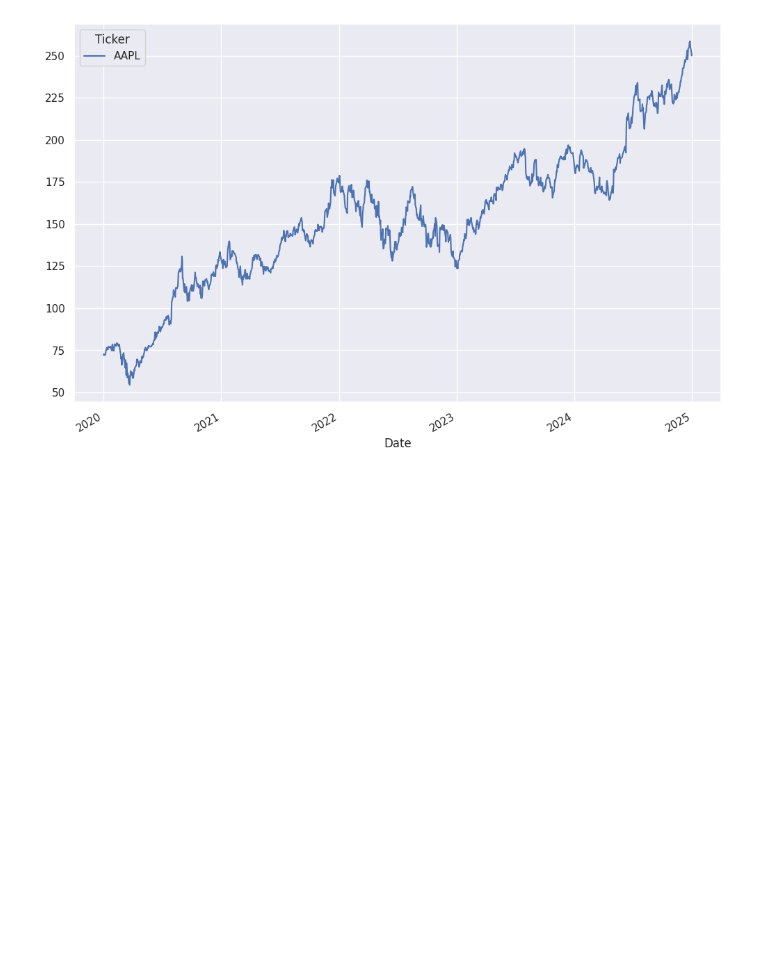
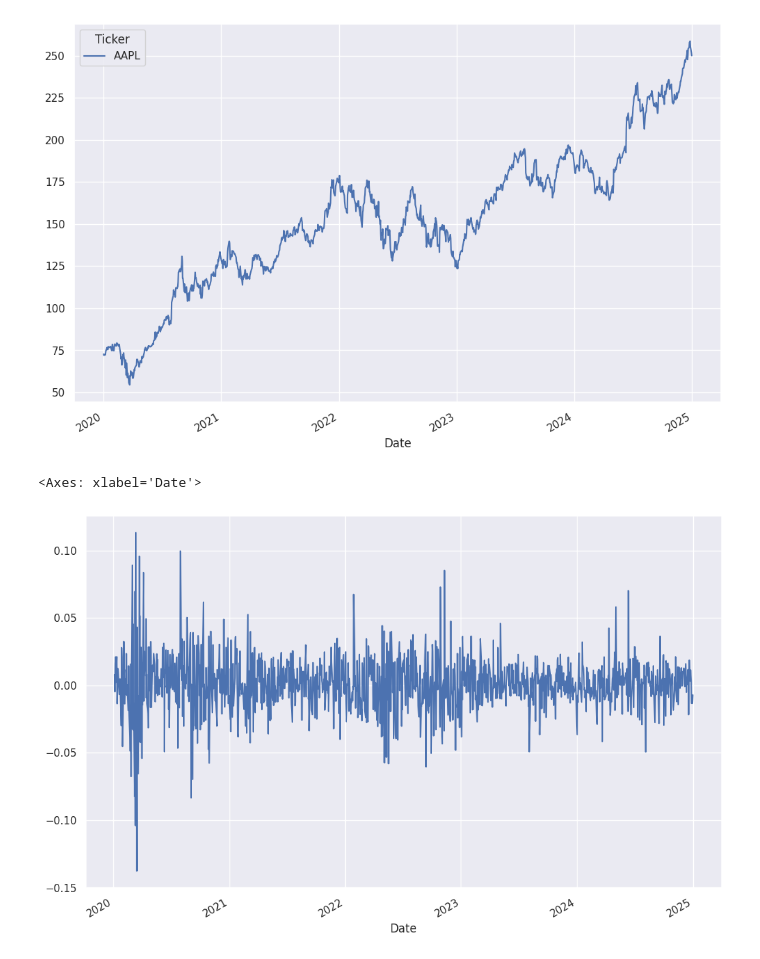
Before and after one commit to DaveQuant/Mathematical-Models-For-Pricing-Options, a Jupyter notebook: Mathematical Models.ipynb, the cells around one changed output. Cells and saved outputs as stored; diff of their text form; code cells hidden in the pictures; blank space fills up the shorter version.

Commit message:
add returns

```diff
--- a/Mathematical Models.ipynb
+++ b/Mathematical Models.ipynb
@@ -81,3 +82,13 @@ aapl_df['Close'].plot(kind = 'line', figsize = (12,8))
 # %% [output]
 <Axes: xlabel='Date'>
 [figure]
+# %%
+new_aapl = aapl_df['Close'].reset_index()
+new_aapl['log_returns'] = np.log(new_aapl['AAPL'] / new_aapl['AAPL'].shift(1))
+new_aapl.dropna(inplace= True)
+new_aapl.set_index('Date', inplace = True)
+# %%
+new_aapl['log_returns'].plot(kind = 'line', figsize=(12,8))
+# %% [output]
+<Axes: xlabel='Date'>
+[figure, added]
```
Also changed, not shown: parts of 2 cells of this notebook.
